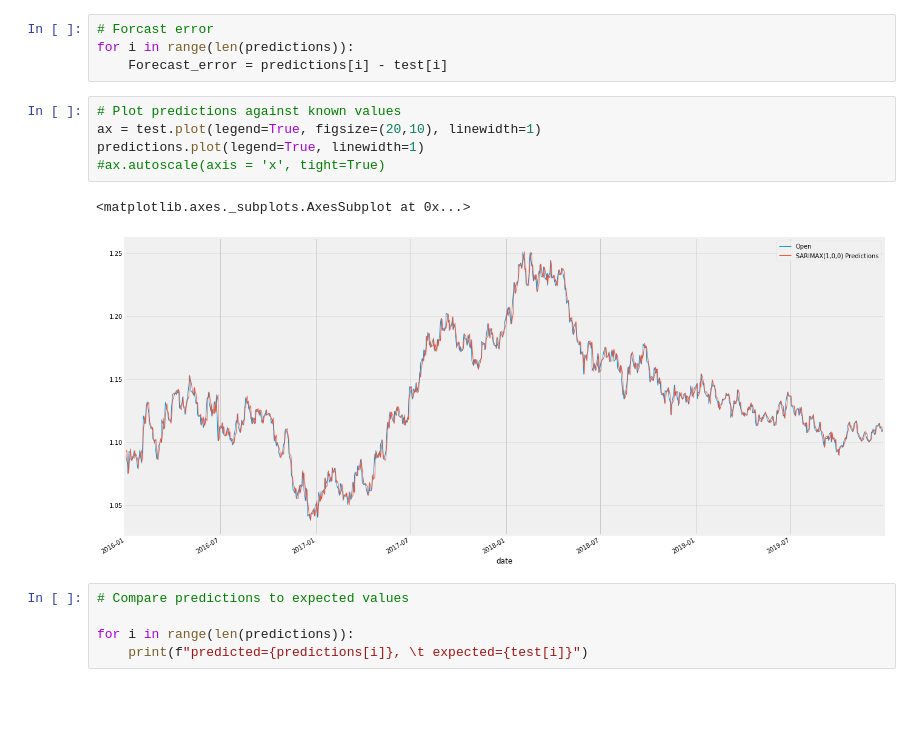
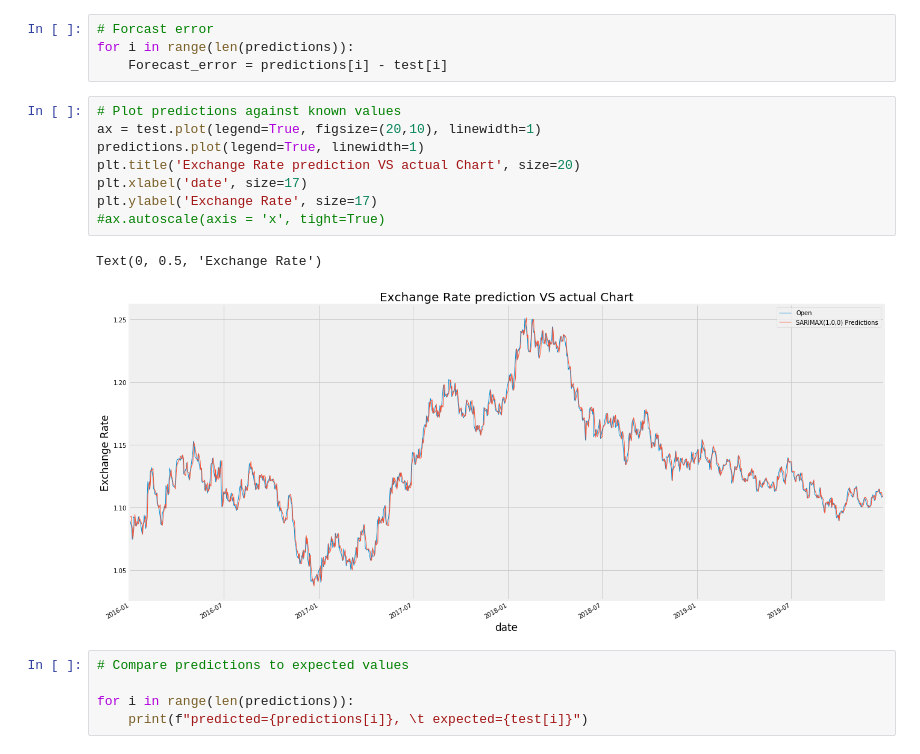
Before and after one commit to Dataforreal/springboard, a Jupyter notebook: capstone_2/Capstone_2_Report/CAPSTONE_2_FOREIGN_EXCHANGE_PREDICTION_EURUSD_1.1.ipynb, the cells around one changed output. Saved outputs shown, nothing was run; the diff lists cells and outputs as text; blank space fills up the shorter version.

```diff
--- a/capstone_2/Capstone_2_Report/CAPSTONE_2_FOREIGN_EXCHANGE_PREDICTION_EURUSD_1.1.ipynb
+++ b/capstone_2/Capstone_2_Report/CAPSTONE_2_FOREIGN_EXCHANGE_PREDICTION_EURUSD_1.1.ipynb
@@ -363,11 +363,14 @@ for i in range(len(predictions)):
 # %%
 # Plot predictions against known values
 ax = test.plot(legend=True, figsize=(20,10), linewidth=1)
 predictions.plot(legend=True, linewidth=1)
+plt.title('Exchange Rate prediction VS actual Chart', size=20)
+plt.xlabel('date', size=17)
+plt.ylabel('Exchange Rate', size=17)
 #ax.autoscale(axis = 'x', tight=True)
 # %% [output]
-<matplotlib.axes._subplots.AxesSubplot at 0x...>
+Text(0, 0.5, 'Exchange Rate')
-[figure, old version]
+[figure, new version]
 # %%
 # Compare predictions to expected values
 
```
Also changed, not shown: parts of 4 cells of this notebook, 1 other file.
